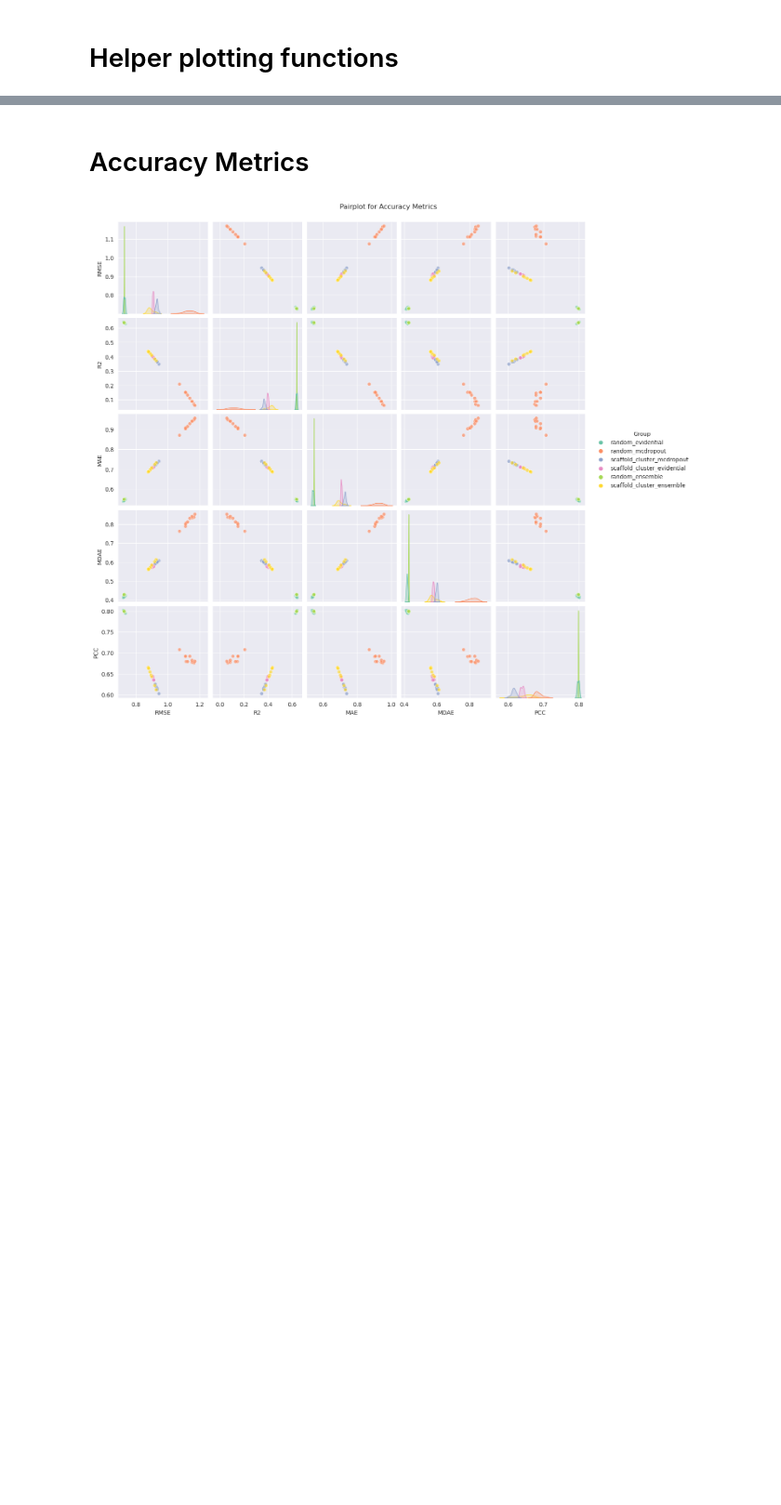
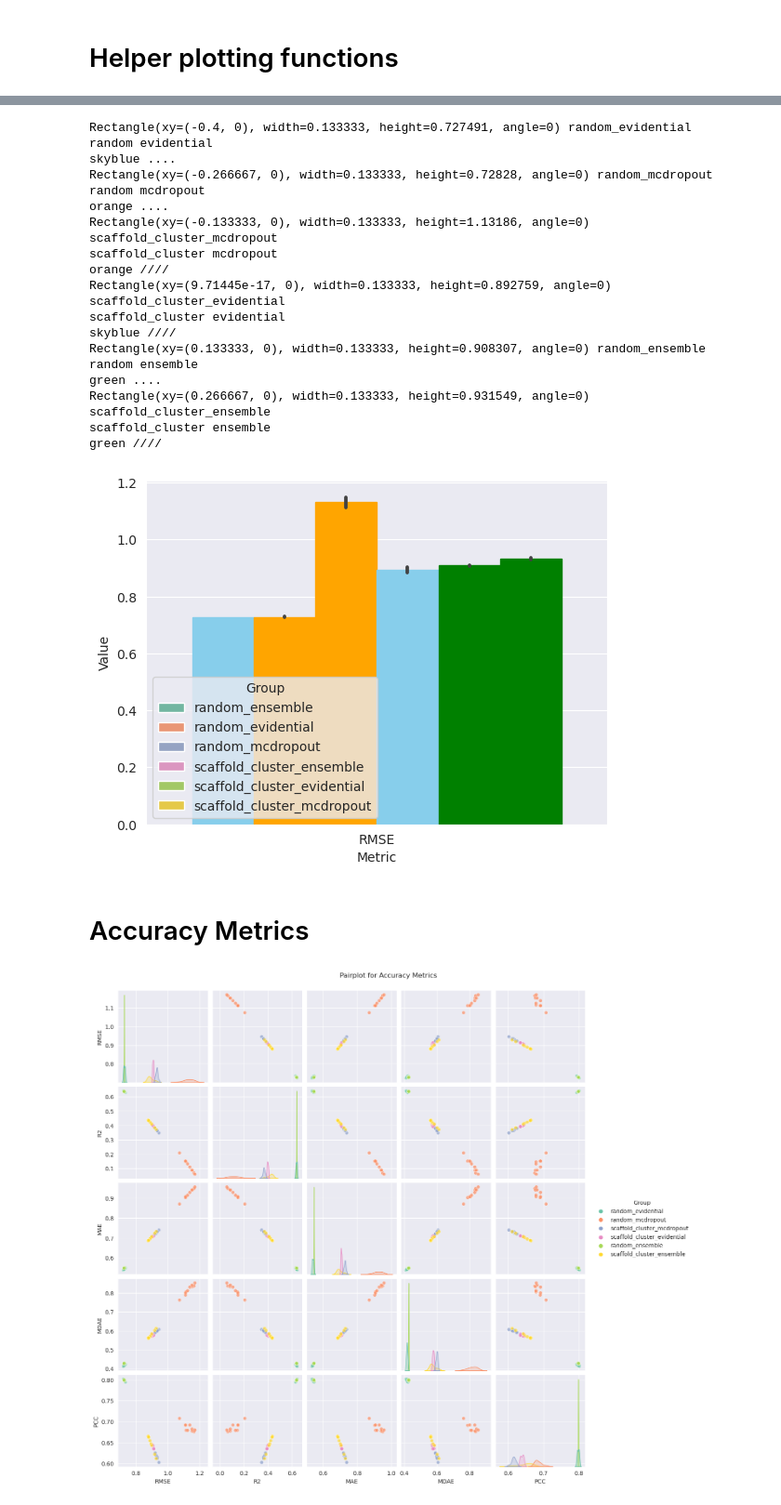
Before and after one commit to CDDLeiden/uqdd, a Jupyter notebook: metrics_analysis.ipynb, the cells around one changed output, grey strips where cells are left out. Shown at 93% size. Drawn from its saved outputs; the diff is of its cells as text; code cells hidden in the pictures; blank space fills up the shorter version.

```diff
--- a/metrics_analysis.ipynb
+++ b/metrics_analysis.ipynb
@@ -189,3 +435,51 @@ def plot_pairwise_scatter_metrics(df, title, metrics, save_dir=None, group_order
+# %%
+# Define custom colors and hatches for models and splits
+model_colors = {
+    'evidential': 'skyblue',
+    'mcdropout': 'orange',
+    'ensemble': 'green'
+}
+
+split_hatches = {
+    'random': '....',
+    'scaffold_cluster': '////'
+}
+ax = sns.barplot(data=melted_df, x='Metric', y='Value', hue='Group', color='Model type', palette="Set2", hue_order=group_order)
+for patch, group in zip(ax.patches, melted_df['Group'].unique()):
+    print(patch, group)
+    split = 'random' if 'random' in group else 'scaffold_cluster'
+    model = 'evidential' if 'evidential' in group else ('mcdropout' if 'mcdropout' in group else 'ensemble')
+    hatch = split_hatches[split]
+    color = model_colors[model]
+    print(split, model)
+    print(color, hatch)
+
+    # patch.set_edgecolor(color)
+    # patch.set_facecolor(color)
+    patch.set_color(color)
+    patch.set_hatch(hatch)
+
+# MATPLOTLIB
+# %% [output]
+Rectangle(xy=(-0.4, 0), width=0.133333, height=0.727491, angle=0) random_evidential
+random evidential
+skyblue ....
+Rectangle(xy=(-0.266667, 0), width=0.133333, height=0.72828, angle=0) random_mcdropout
+random mcdropout
+orange ....
+Rectangle(xy=(-0.133333, 0), width=0.133333, height=1.13186, angle=0) scaffold_cluster_mcdropout
+scaffold_cluster mcdropout
+orange ////
+Rectangle(xy=(9.71445e-17, 0), width=0.133333, height=0.892759, angle=0) scaffold_cluster_evidential
+scaffold_cluster evidential
+skyblue ////
+Rectangle(xy=(0.133333, 0), width=0.133333, height=0.908307, angle=0) random_ensemble
+random ensemble
+green ....
+Rectangle(xy=(0.266667, 0), width=0.133333, height=0.931549, angle=0) scaffold_cluster_ensemble
+scaffold_cluster ensemble
+green ////
+[figure, added]
 # %% [markdown]
 # Accuracy Metrics
 # %%
```
Also changed, not shown: parts of 14 cells of this notebook.
